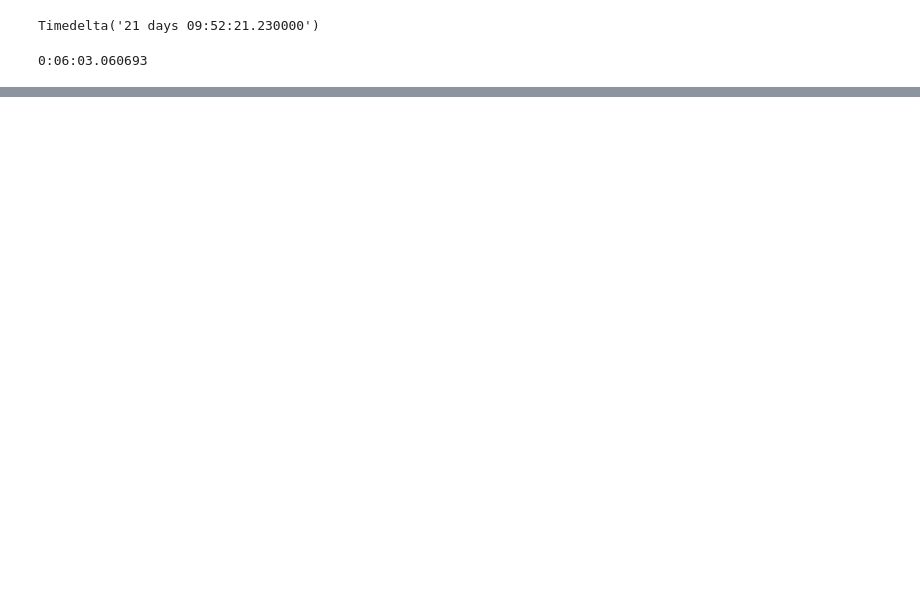
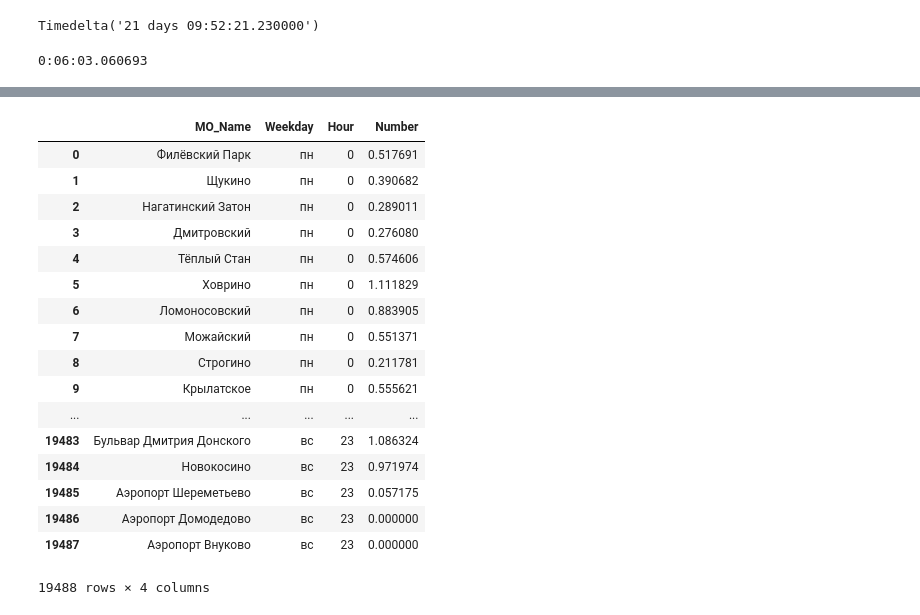
Before and after one commit to fleetmap/stat, a Jupyter notebook: data/get data .ipynb, the cells around one changed output, grey strips where cells are left out. Cells and saved outputs as stored; diff of their text form; code cells hidden in the pictures; blank space fills up the shorter version.

```diff
--- a/data/get data .ipynb
+++ b/data/get data .ipynb
@@ -240,5 +256,11 @@ result_dt_gr['Number'] = result_dt_gr['Count'] / result_dt_gr['N'] / result_dt_g
+# %%
+result_dt_gr = pd.merge(result_dt_gr, t, on = ['Weekday','Hour','Provider'], how= 'left')
 # %%
-result_dt_gr = result_dt_gr[['MO_name','Weekday','Hour','Number']]
-result_dt_gr.columns = ['MO_Name','Weekday','Hour','Number']
+result_dt_gr = pd.merge(result_dt_gr,Sq, on ='MO_name', how='left')
+
+result_dt_gr['Number'] = result_dt_gr['Count'] / result_dt_gr['N'] / result_dt_gr['km_sq']
+
+result_dt_gr = result_dt_gr[['MO_Name','Weekday','Hour','Number','Provider']]
+# result_dt_gr.columns = ['MO_Name','Weekday','Hour','Number','Provider']
 # %%
 result_dt_gr.Weekday = result_dt_gr.Weekday.map({1:'пн',2:'вт',3:'ср',4:'чт',5:'пт',6:'сб',7:'вс'})
@@ -248,0 +267,12 @@ np.mean(result_dt_gr.Number)
+# %%
+dt_full1 = dt_full.copy()
+dt_full1['Provider'] = 1
+
+dt_full2 = dt_full.copy()
+dt_full2['Provider'] = 2
+
+dt_full3 = dt_full.copy()
+dt_full3['Provider'] = 3
+
+dt_full_provider = pd.concat([dt_full1,dt_full2,dt_full3])
+del dt_full_provider['Number']
@@ -249,2 +288,8 @@ np.mean(result_dt_gr.Number)
 # %%
-dt_full_actual = pd.merge(dt_full.ix[:,:3], result_dt_gr, how = 'left', on = ['MO_Name','Weekday','Hour'])
+dt_full_actual = pd.merge(dt_full_provider,
+                          result_dt_gr,
+                          how = 'left',
+                          on = ['MO_Name','Weekday','Hour','Provider'])
+
+# dt_full_actual
+dt_full_actual.fillna(0,inplace=True)
@@ -255,0 +352,21 @@ dt_full_actual.to_csv('real_data_result.csv',index=False,sep=';')
+# %%
+dt_full_actual
+# %% [output]
+|  | MO_Name | Weekday | Hour | Number |
+| 0 | Филёвский Парк | пн | 0 | 0.517691 |
+| 1 | Щукино | пн | 0 | 0.390682 |
+| 2 | Нагатинский Затон | пн | 0 | 0.289011 |
+| 3 | Дмитровский | пн | 0 | 0.276080 |
+| 4 | Тёплый Стан | пн | 0 | 0.574606 |
+| 5 | Ховрино | пн | 0 | 1.111829 |
+| 6 | Ломоносовский | пн | 0 | 0.883905 |
+| 7 | Можайский | пн | 0 | 0.551371 |
+| 8 | Строгино | пн | 0 | 0.211781 |
+| 9 | Крылатское | пн | 0 | 0.555621 |
+| ... | ... | ... | ... | ... |
+| 19483 | Бульвар Дмитрия Донского | вс | 23 | 1.086324 |
+| 19484 | Новокосино | вс | 23 | 0.971974 |
+| 19485 | Аэропорт Шереметьево | вс | 23 | 0.057175 |
+| 19486 | Аэропорт Домодедово | вс | 23 | 0.000000 |
+| 19487 | Аэропорт Внуково | вс | 23 | 0.000000 |
+19488 rows × 4 columns
```
Also changed, not shown: parts of 34 cells of this notebook.
